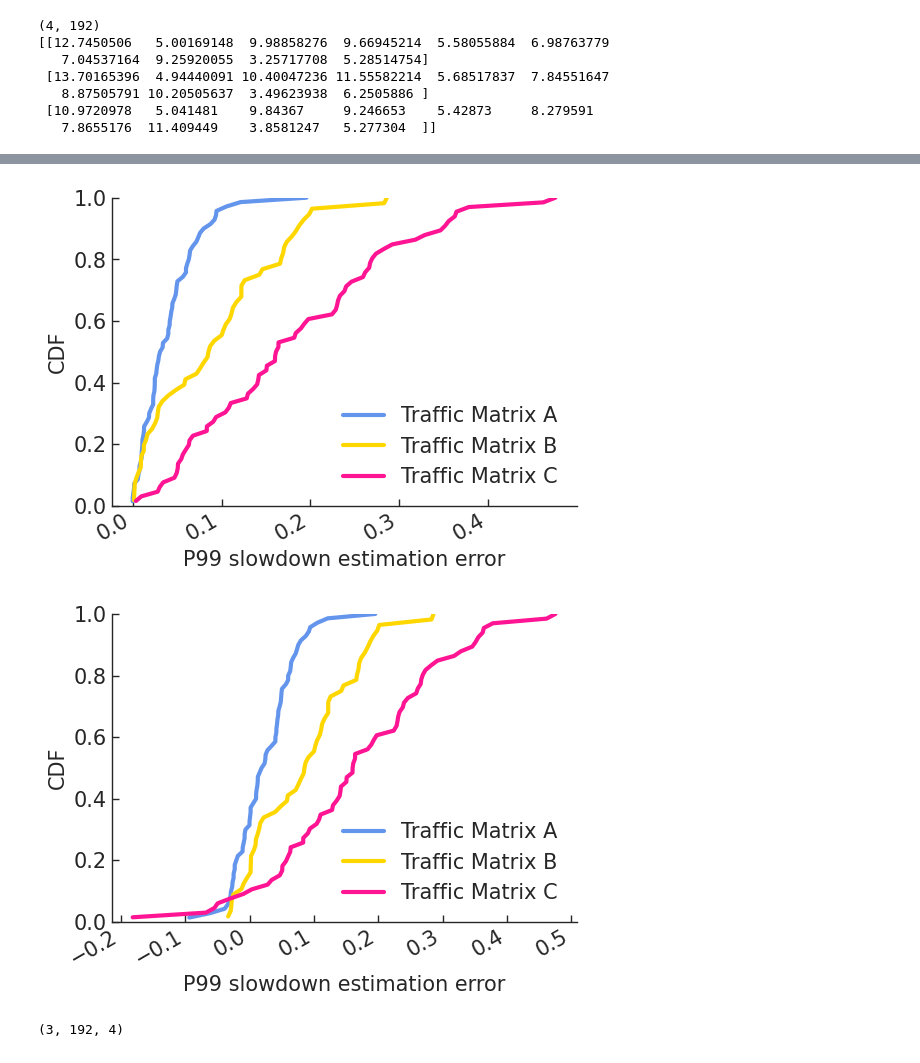
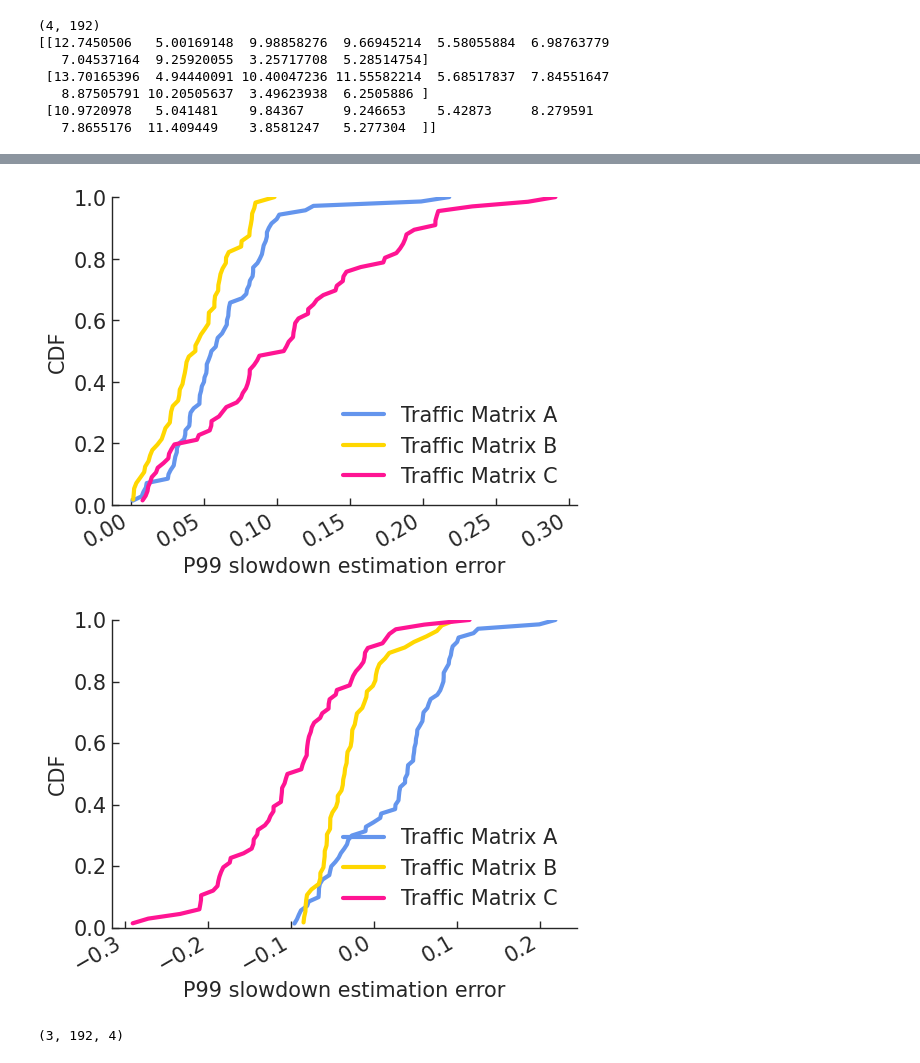
Before and after one commit to uw-polestar/parsimon-eval, a Jupyter notebook: expts/fig_8/analysis/sensitivity_path_mlsys.ipynb, the cells around one changed output, grey strips where cells are left out. Cells and saved outputs as stored; diff of their text form; code cells hidden in the pictures.

```diff
--- a/expts/fig_8/analysis/sensitivity_path_mlsys.ipynb
+++ b/expts/fig_8/analysis/sensitivity_path_mlsys.ipynb
@@ -320,17 +332,18 @@ worst_low_id=189
 worst_low_id=190
 worst_low_id=191
 # %%
-N_FLOW_THRESHOLD=10
+N_FLOW_THRESHOLD=100
 plot_data=[]
 
 for i in range(n_mixes):
     for j in range(len(n_link_per_path_list_total[i])):
-        for k in [1]:
+        for k in [0,1,2,3]:
             if n_flow_per_path_list_total[i][j][k]>=N_FLOW_THRESHOLD:
                 plot_data.append([k, n_link_per_path_list_total[i][j],n_flow_per_path_list_total[i][j][k],p99_error_per_path_list_total[i][j][k][0],p99_error_per_path_list_total[i][j][k][1]])
 
 plot_data=np.array(plot_data).transpose()
 plot_data=abs(plot_data)
+plot_data=plot_data[:,plot_data[0]==3]
 print("plot_data: ",plot_data.shape)
 legend_list=["PMN", "MLSys"]
 plot_cdf(plot_data[3:],linelabels=legend_list,x_label='MLSys slowdown estimation error',y_label='CDF',title='MLSys slowdown estimation error vs. size_bucket',fontsize=_fontsize,file_name=None,group_size=len(legend_list),xlim_bottom=0.0,xlim=1.0)
@@ -435,4 +456,5 @@ df_ns3: 9999842, df_pmn_m: 10000000, df_mlsys: [24450, 24650, 24650, 24650]
 # %%
+_fontsize=15
 plt.figure(0,figsize=(12, 6))
 plt.suptitle(f"Slowdown CDF for mix-{worst_low_id} in {mlsys_dir}\npmn_error={error}, mlsys_error={error_mlsys}",fontsize=_fontsize+5)
 plt.rcParams['legend.fontsize'] = _fontsize
@@ -464,20 +486,21 @@ plt.tight_layout()
 # %%
-N_FLOW_THRESHOLD=1
+N_FLOW_THRESHOLD=10
 NR_PATHS_SAMPLED=500
 NR_INTEPOLATE=100
 N_FLOWS=1000000
-# mlsys_dir_list=["mlsys_bdp_bt10_p1000"]
-mlsys_dir_list=["mlsys_bdp_bt10_l30"]
+N_FLOWS_PER_PATH=400
+# mlsys_dir_list=["mlsys_bdp_bt10_l30"]
+mlsys_dir_list=["mlsys"]
 legend_list=['ns3','pmn-m',"mlsys"]
 res=[]
 for mlsys_dir_idx,mlsys_dir in enumerate(mlsys_dir_list):
-    save_file=f'./gen_{mlsys_dir}_{NR_PATHS_SAMPLED}_{NR_INTEPOLATE}_{N_FLOW_THRESHOLD}.npz'
+    save_file=f'./gen_{mlsys_dir}_{NR_PATHS_SAMPLED}_{NR_INTEPOLATE}.npz'
     # legend_list.append(mlsys_dir)
     if not os.path.exists(save_file):
         res_final=[]
         n_flows_in_f_list_final=[]
         # for worst_low_id in np.random.choice(66,50,replace=False):
-        for worst_low_id in range(40):
+        for worst_low_id in range(192):
             res_tmp=[]
             mix_dir = f'../data/{worst_low_id}'
             df_pmn_m = pd.read_csv(f'{mix_dir}/pmn-m/records.csv')
@@ -502,7 +525,7 @@ for mlsys_dir_idx,mlsys_dir in enumerate(mlsys_dir_list):
                     size_list=[sizes[flowid] for flowid in flowid_list]
 
                     n_links=len(data[0].split("|"))-1
-                    tmp=np.digitize(size_list, bin_size_dict[n_links])
+                    tmp=np.digitize(size_list, bin_size_list)
                     # Count occurrences of each bin index
                     bin_counts = np.zeros(n_size_bucket_list_output)
                     for bin_idx in tmp:
@@ -540,9 +563,15 @@ for mlsys_dir_idx,mlsys_dir in enumerate(mlsys_dir_list):
                 data = [float(value) for value in data]
                 assert len(data) == NR_INTEPOLATE
                 n_freq=n_freq_list[line_idx//n_size_bucket_list_output]
-                if n_flow_list[line_idx//n_size_bucket_list_output][line_idx%n_size_bucket_list_output]>=N_FLOW_THRESHOLD:
-                    for _ in range(n_freq):
-                        df_mlsys[line_idx%n_size_bucket_list_output].extend(data)
+
+                prop_tmp=n_flow_list[line_idx//n_size_bucket_list_output]/np.sum(n_flow_list[line_idx//n_size_bucket_list_output])
+                num_tmp=int(N_FLOWS_PER_PATH*prop_tmp[line_idx%n_size_bucket_list_output])
+                data_sampled=np.random.choice(data,num_tmp,replace=True)
+                for _ in range(n_freq):
+                    df_mlsys[line_idx%n_size_bucket_list_output].extend(data_sampled)
+                # if n_flow_list[line_idx//n_size_bucket_list_output][line_idx%n_size_bucket_list_output]>=N_FLOW_THRESHOLD:
+                #     for _ in range(n_freq):
+                #         df_mlsys[line_idx%n_size_bucket_list_output].extend(data)
 
             df_mlsys_shape=[len(df_mlsys[i]) for i in range(len(df_mlsys))]
             print(f"{worst_low_id}: {df_mlsys_shape}, {np.max(n_freq_list)}")
@@ -554,9 +583,9 @@ for mlsys_dir_idx,mlsys_dir in enumerate(mlsys_dir_list):
             df_mlsys_total=[]
             for i in range(len(df_mlsys)):
                 # for _ in range(int(bucket_ratios[i]*100)):
-                # df_mlsys_total.extend(df_mlsys[i])
-                n_tmp=int(N_FLOWS*bucket_ratios_sampled[i])
-                df_mlsys_total.extend(np.random.choice(df_mlsys[i],n_tmp,replace=True))
+                df_mlsys_total.extend(df_mlsys[i])
+                # n_tmp=int(N_FLOWS*bucket_ratios_sampled[i])
+                # df_mlsys_total.extend(np.random.choice(df_mlsys[i],n_tmp,replace=True))
             sldn_mlsys_p99=np.percentile(df_mlsys_total,99)
 
             sldn_ns3=df_ns3['slowdown']
@@ -699,5 +733,5 @@ plt.show()
 # %%
-N_FLOW_THRESHOLD=10
+N_FLOW_THRESHOLD=1
 NR_PATHS_SAMPLED=500
 NR_INTEPOLATE=100
 file2matrix = {
@@ -719,37 +753,37 @@ for mix_id in range(192):
     val_key=file2matrix[mix['spatial']]
     # val_key=file2oversub[mix['cluster']]
     # val_key=str(mix['size_dist'])
     traffic_dict[val_key].append(mix_id)
     # traffic_dict[traffic_mat+'_'+oversub].append(mix_id)
 traffic_dict = dict(sorted(traffic_dict.items()))
 
 # mlsys_dir_list=["mlsys_bt100"]
-mlsys_dir_list=["mlsys_bdp_bt10"]
+mlsys_dir_list=["mlsys"]
 legend_list=['ns3','pmn-m',"mlsys_s2"]
 res=[]
 for mlsys_dir_idx,mlsys_dir in enumerate(mlsys_dir_list):
-    save_file=f'./gen_{mlsys_dir}_{NR_PATHS_SAMPLED}_{NR_INTEPOLATE}_{N_FLOW_THRESHOLD}.npz'
+    save_file=f'./gen_{mlsys_dir}_{NR_PATHS_SAMPLED}_{NR_INTEPOLATE}.npz'
     data=np.load(save_file)
     tmp=data['res_final']
     n_flows_in_f_list_final=data['n_flows_in_f_list_final']
     val=tmp[:,0,:].transpose()
     res.append(val[0])
     res.append(val[2])
 
 error_abs=[]
 for i in range(1,len(res)):
     error_abs.append(np.abs(res[i]-res[0])/res[0])
 plot_data=[np.array([error_abs[0][i] for i in traffic_dict[key]]) for key in traffic_dict]
 plot_cdf(plot_data,'xxx.pdf',list(traffic_dict.keys()),'P99 slowdown estimation error',legend_font=15,group_size=len(traffic_dict),loc=4,rotate_xaxis=True)
 
 error_real=[]
 for i in range(1,len(res)):
     error_real.append((res[i]-res[0])/res[0])
 plot_data=[np.array([error_real[0][i] for i in traffic_dict[key]]) for key in traffic_dict]
 plot_cdf(plot_data,'xxx.pdf',list(traffic_dict.keys()),'P99 slowdown estimation error',legend_font=15,group_size=len(traffic_dict),loc=4,rotate_xaxis=True)
 # %% [output]
-[figure, old version]
+[figure, new version]
-[figure, old version]
+[figure, new version]
 # %%
 # save_file=f'./data_10m/gen_mlsys.npy'
 # mlsys_dir_list=["mlsys_bt100"]
```
Also changed, not shown: parts of 8 cells of this notebook, 48 other files.
